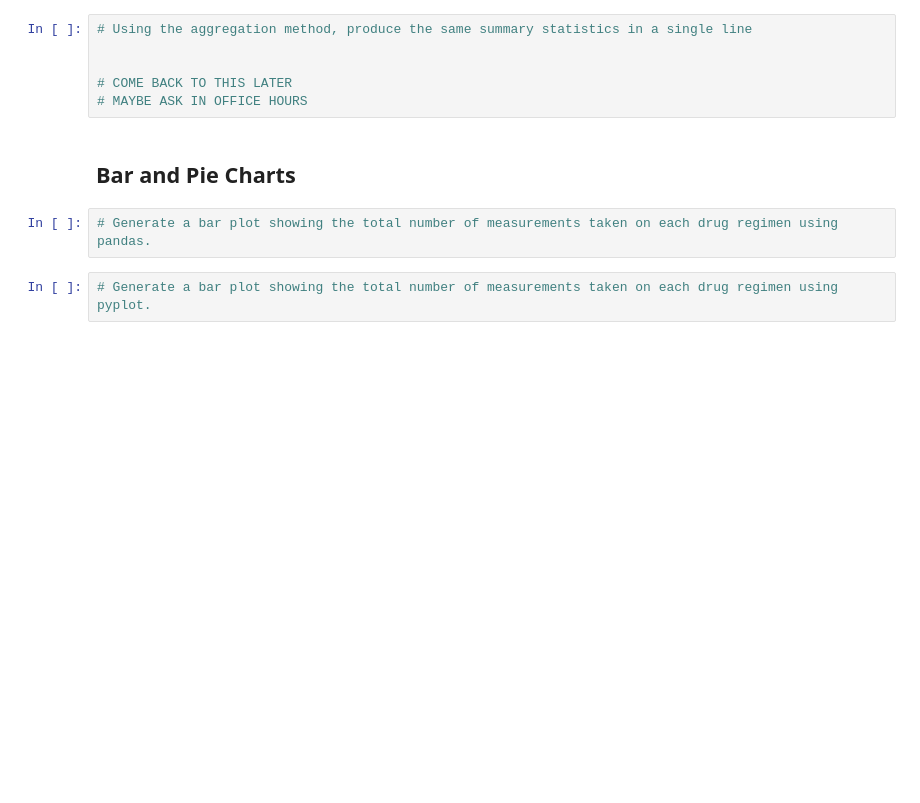
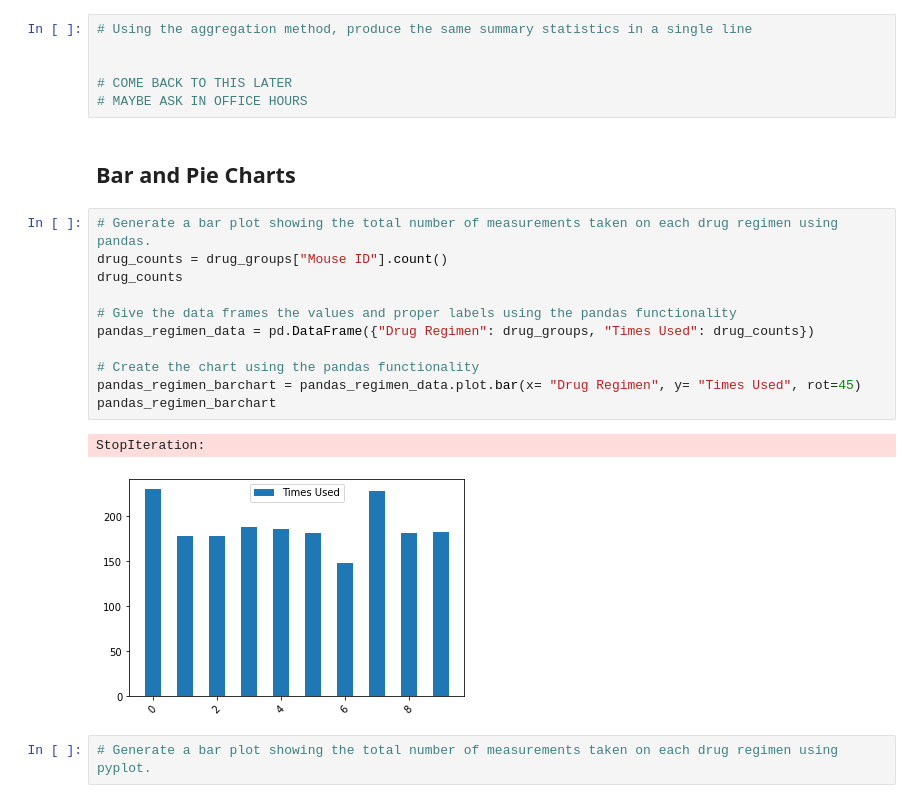
Before and after one commit to NoahLeVoir/Matplotlib-Challenge, a Jupyter notebook: Pymaceuticals/pymaceuticals.ipynb, the cells around one changed output. Drawn from its saved outputs; the diff is of its cells as text; blank space fills up the shorter version.

Commit message:
Test Bar chart with pandas functions, (unsuccessful)

```diff
--- a/Pymaceuticals/pymaceuticals.ipynb
+++ b/Pymaceuticals/pymaceuticals.ipynb
@@ -177,8 +177,20 @@ drug_summary_table
 # MAYBE ASK IN OFFICE HOURS
 # %% [markdown]
 ## Bar and Pie Charts
-# %%
-# Generate a bar plot showing the total number of measurements taken on each drug regimen using pandas.
+# %%
+# Generate a bar plot showing the total number of measurements taken on each drug regimen using pandas.
+drug_counts = drug_groups["Mouse ID"].count()
+drug_counts
+
+# Give the data frames the values and proper labels using the pandas functionality
+pandas_regimen_data = pd.DataFrame({"Drug Regimen": drug_groups, "Times Used": drug_counts})
+
+# Create the chart using the pandas functionality
+pandas_regimen_barchart = pandas_regimen_data.plot.bar(x= "Drug Regimen", y= "Times Used", rot=45)
+pandas_regimen_barchart
+# %% [output]
+StopIteration:
+[figure, added]
 # %%
 # Generate a bar plot showing the total number of measurements taken on each drug regimen using pyplot.
 # %%
```
